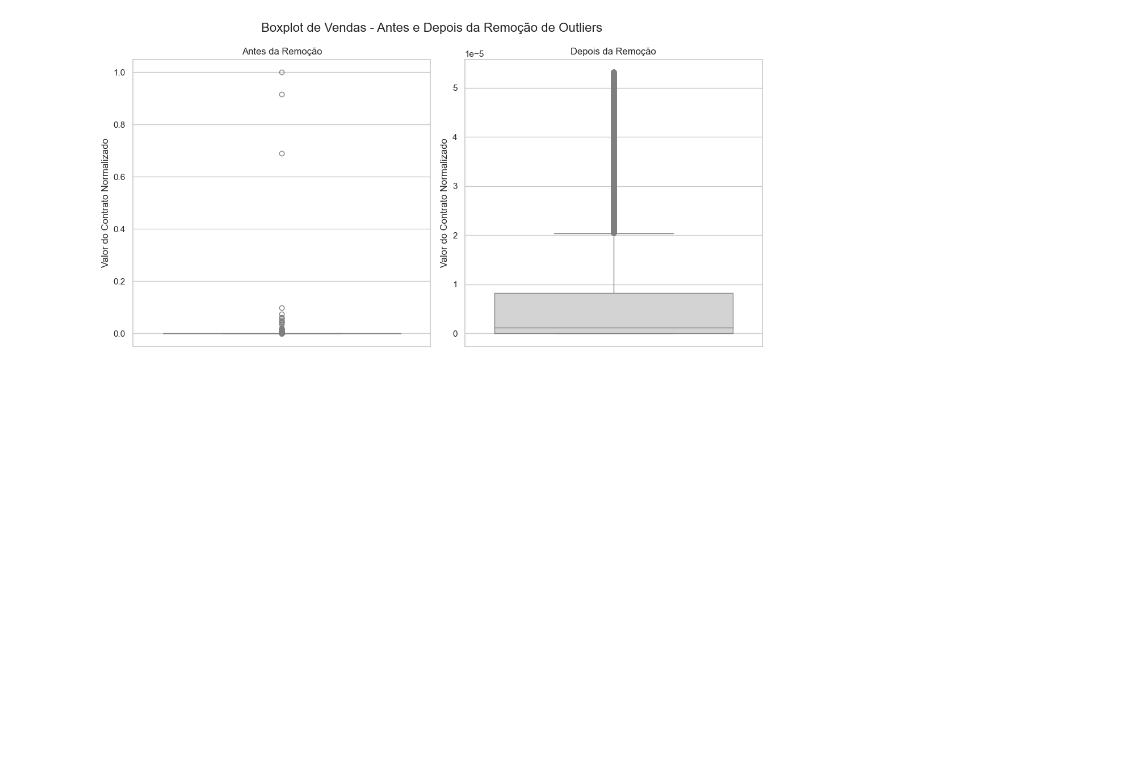
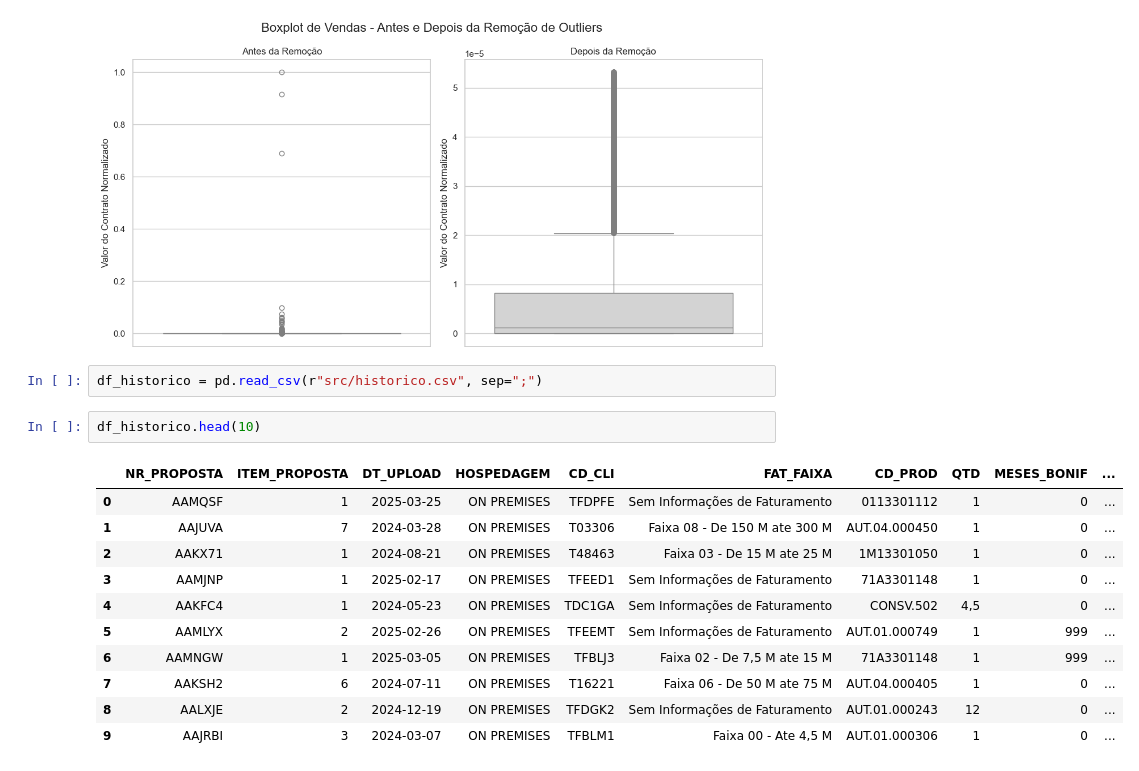
Before and after one commit to bonett1/E-Commerce-Analysis, a Jupyter notebook: totvs_notebook.ipynb, the cells around one changed output. Saved outputs shown, nothing was run; the diff lists cells and outputs as text; blank space fills up the shorter version.

Commit message:
Lendo historico

```diff
--- a/totvs_notebook.ipynb
+++ b/totvs_notebook.ipynb
@@ -238,3 +238,19 @@ Try using .loc[row_indexer,col_indexer] = value instead
 See the caveats in the documentation: https://pandas.pydata.org/pandas-docs/stable/user_guide/indexing.html#returning-a-view-versus-a-copy
   df_sem_outliers['VL_TOTAL_CONTRATO_NORM'] = df_sem_outliers['VL_TOTAL_CONTRATO'] / df_clientes_varejo_att['VL_TOTAL_CONTRATO'].max()
 [figure]
+# %%
+df_historico = pd.read_csv(r"src/historico.csv", sep=";")
+# %%
+df_historico.head(10)
+# %% [output]
+|  | NR_PROPOSTA | ITEM_PROPOSTA | DT_UPLOAD | HOSPEDAGEM | CD_CLI | FAT_FAIXA | CD_PROD | QTD | MESES_BONIF | ... |
+| 0 | AAMQSF | 1 | 2025-03-25 | ON PREMISES | TFDPFE | Sem Informações de Faturamento | 0113301112 | 1 | 0 | ... |
+| 1 | AAJUVA | 7 | 2024-03-28 | ON PREMISES | T03306 | Faixa 08 - De 150 M ate 300 M | AUT.04.000450 | 1 | 0 | ... |
+| 2 | AAKX71 | 1 | 2024-08-21 | ON PREMISES | T48463 | Faixa 03 - De 15 M ate 25 M | 1M13301050 | 1 | 0 | ... |
+| 3 | AAMJNP | 1 | 2025-02-17 | ON PREMISES | TFEED1 | Sem Informações de Faturamento | 71A3301148 | 1 | 0 | ... |
+| 4 | AAKFC4 | 1 | 2024-05-23 | ON PREMISES | TDC1GA | Sem Informações de Faturamento | CONSV.502 | 4,5 | 0 | ... |
+| 5 | AAMLYX | 2 | 2025-02-26 | ON PREMISES | TFEEMT | Sem Informações de Faturamento | AUT.01.000749 | 1 | 999 | ... |
+| 6 | AAMNGW | 1 | 2025-03-05 | ON PREMISES | TFBLJ3 | Faixa 02 - De 7,5 M ate 15 M | 71A3301148 | 1 | 999 | ... |
+| 7 | AAKSH2 | 6 | 2024-07-11 | ON PREMISES | T16221 | Faixa 06 - De 50 M ate 75 M | AUT.04.000405 | 1 | 0 | ... |
+| 8 | AALXJE | 2 | 2024-12-19 | ON PREMISES | TFDGK2 | Sem Informações de Faturamento | AUT.01.000243 | 12 | 0 | ... |
+| 9 | AAJRBI | 3 | 2024-03-07 | ON PREMISES | TFBLM1 | Faixa 00 - Ate 4,5 M | AUT.01.000306 | 1 | 0 | ... |
```
